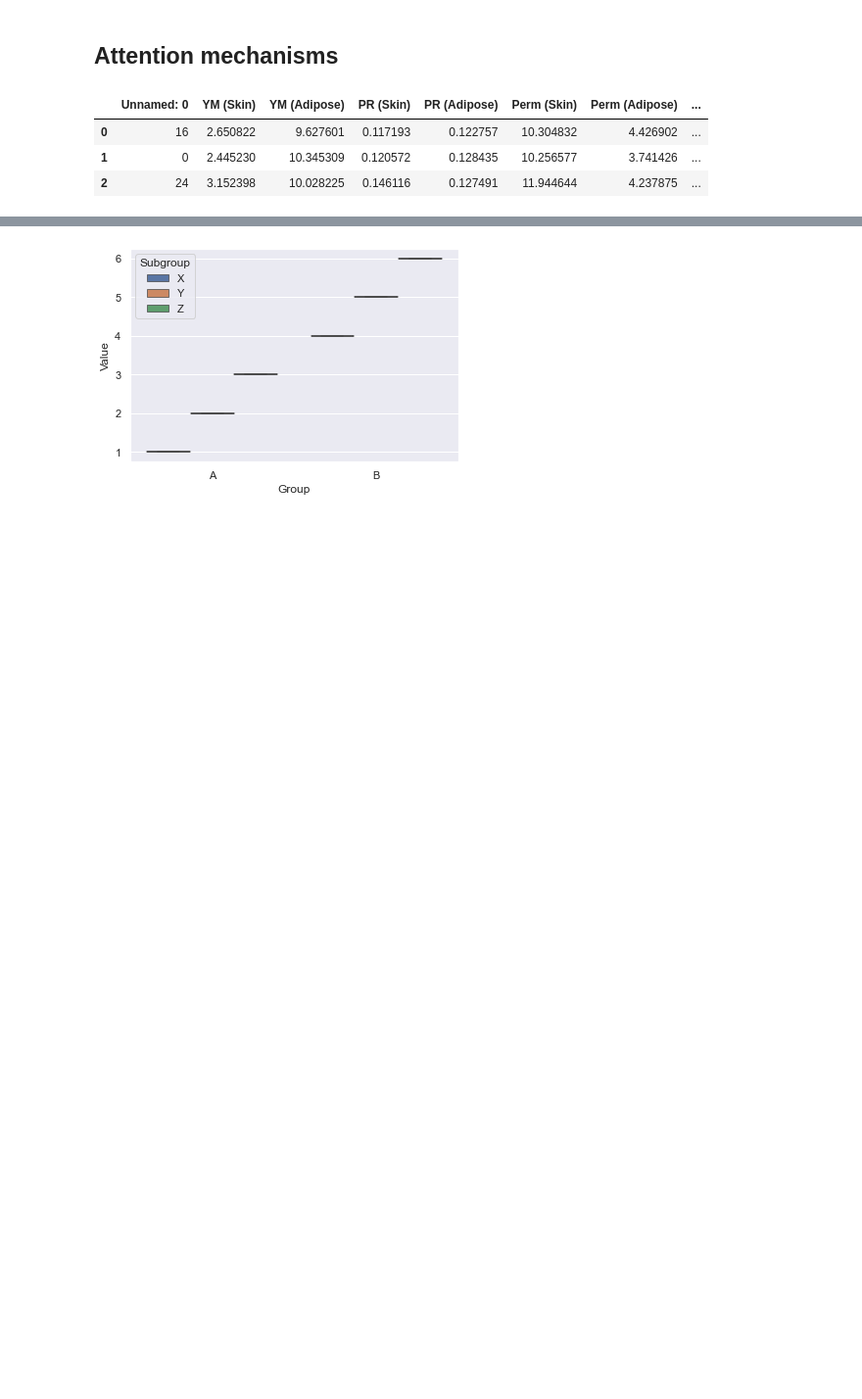
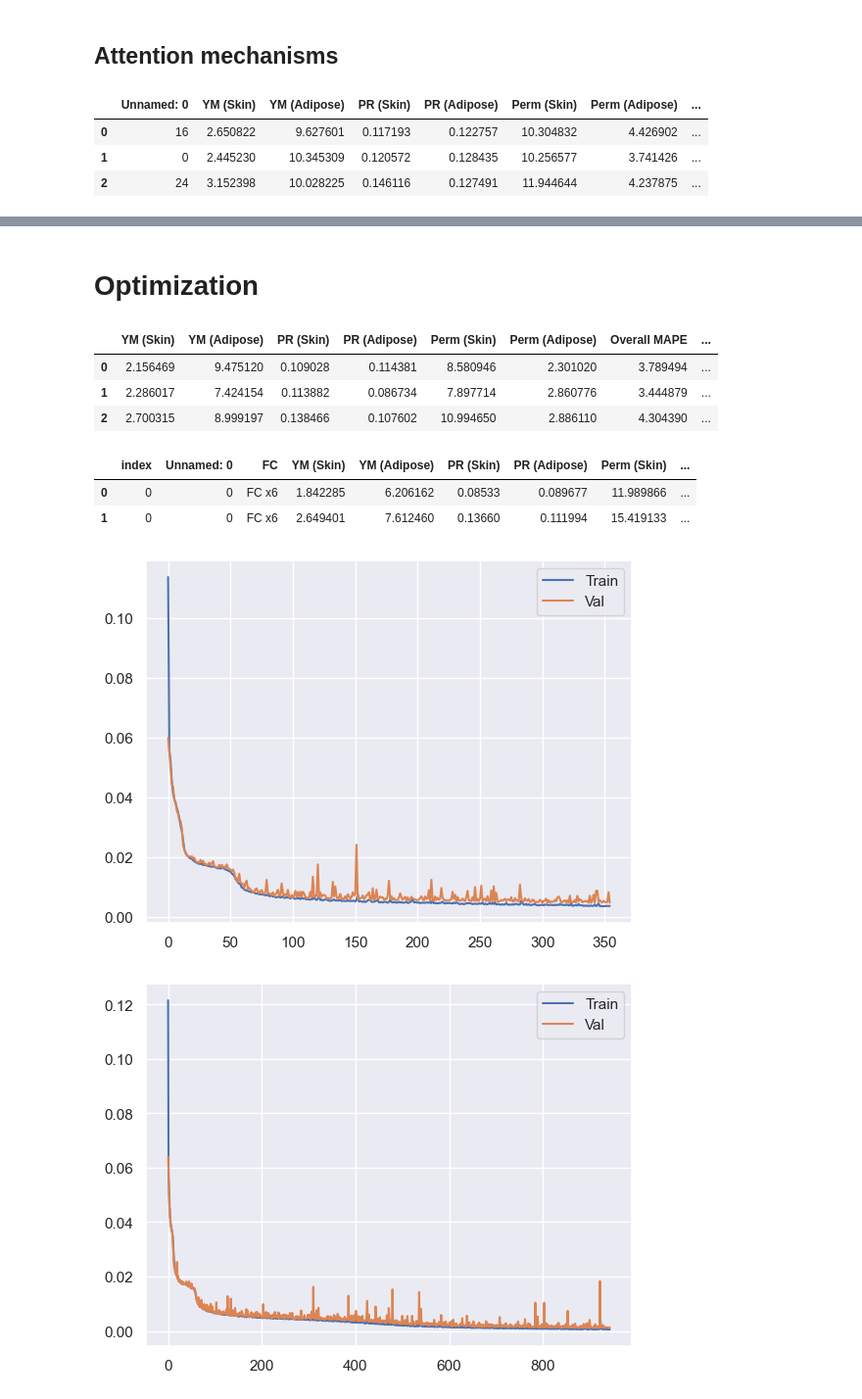
Before and after one commit to RobbieSoutham/SkinLearning, a Jupyter notebook: Notebooks/KFCV Results.ipynb, the cells around one changed output, grey strips where cells are left out. Shown at 98% size. Cells and saved outputs as stored; diff of their text form; code cells hidden in the pictures; blank space fills up the shorter version.

```diff
--- a/Notebooks/KFCV Results.ipynb
+++ b/Notebooks/KFCV Results.ipynb
@@ -575,15 +589,2 @@ create_boxplots(all_cnns, 'Attention', sharey=True, subgroups=True)
-# %%
-import seaborn as sns
-import matplotlib.pyplot as plt
-
-# Create a dataframe with the data
-data = {'Group': ['A', 'A', 'A', 'B', 'B', 'B'], 'Subgroup': ['X', 'Y', 'Z', 'X', 'Y', 'Z'], 'Value': [1, 2, 3, 4, 5, 6]}
-df = pd.DataFrame(data)
-
-# Create the split boxplot
-sns.boxplot(x='Group', y='Value', hue='Subgroup', data=df)
-
-# Show the plot
-plt.show()
-# %% [output]
-[figure, removed]
+# %% [markdown]
+# Optimization
@@ -589,0 +596,26 @@ plt.show()
+# %%
+baseline
+# %% [output]
+|  | YM (Skin) | YM (Adipose) | PR (Skin) | PR (Adipose) | Perm (Skin) | Perm (Adipose) | Overall MAPE | ... |
+| 0 | 2.156469 | 9.475120 | 0.109028 | 0.114381 | 8.580946 | 2.301020 | 3.789494 | ... |
+| 1 | 2.286017 | 7.424154 | 0.113882 | 0.086734 | 7.897714 | 2.860776 | 3.444879 | ... |
+| 2 | 2.700315 | 8.999197 | 0.138466 | 0.107602 | 10.994650 | 2.886110 | 4.304390 | ... |
+# %%
+optimized.reset_index()
+# %% [output]
+|  | index | Unnamed: 0 | FC | YM (Skin) | YM (Adipose) | PR (Skin) | PR (Adipose) | Perm (Skin) | ... |
+| 0 | 0 | 0 | FC x6 | 1.842285 | 6.206162 | 0.08533 | 0.089677 | 11.989866 | ... |
+| 1 | 0 | 0 | FC x6 | 2.649401 | 7.612460 | 0.13660 | 0.111994 | 15.419133 | ... |
+# %%
+import pickle
+with open('../Results/KFCV/Optimization/WPD_2_train_val.pkl', 'rb') as f:
+    train_loss, val_loss = pickle.load(f)
+# %%
+for i in range(5):
+    plt.plot(range(len(train_loss[i])), train_loss[i], label="Train")
+    plt.plot(range(len(val_loss[i])), val_loss[i], label="Val")
+    plt.legend()
+    plt.show()
+# %% [output]
+[figure, added]
+[figure, added]
```
Also changed, not shown: parts of 6 cells of this notebook, 3 other files.
